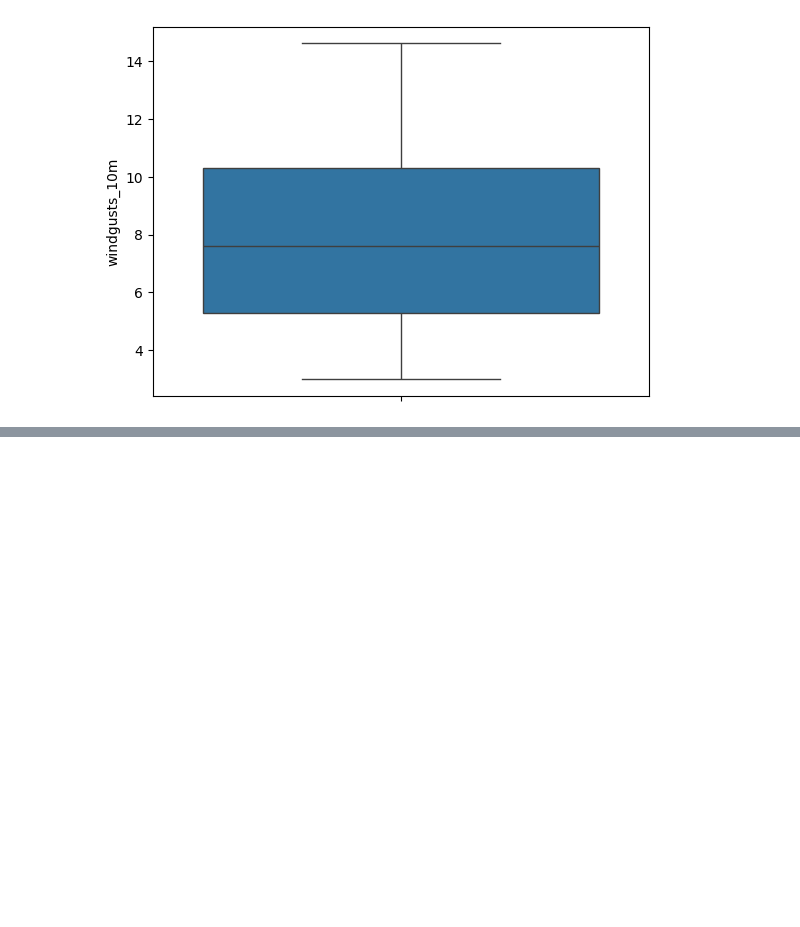
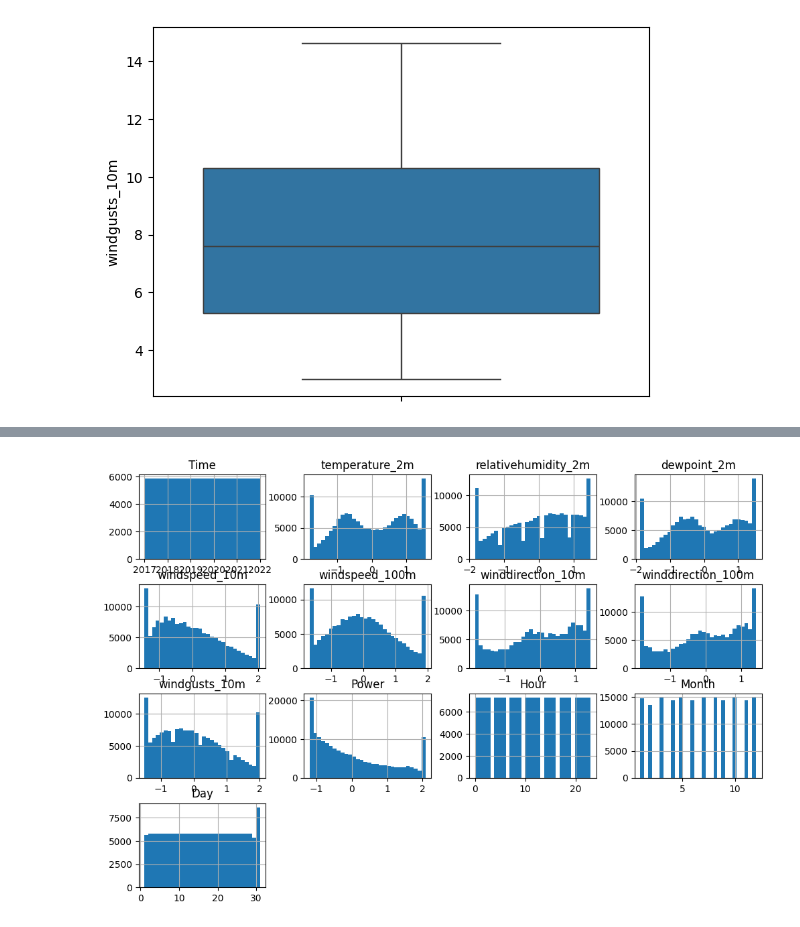
Before and after one commit to dipanshu330/DipanshuChaudhary, a Jupyter notebook: Dipanshuchaudhary.ipynb, the cells around one changed output, grey strips where cells are left out. Saved outputs shown, nothing was run; the diff lists cells and outputs as text; code cells hidden in the pictures; blank space fills up the shorter version.

```diff
--- a/Dipanshuchaudhary.ipynb
+++ b/Dipanshuchaudhary.ipynb
@@ -343,3 +343,18 @@ sns.boxplot(updated_df['windgusts_10m'])
 # %% [output]
 <Axes: ylabel='windgusts_10m'>
 [figure]
+# %%
+num_cols = ['temperature_2m','relativehumidity_2m','dewpoint_2m',
+            'windspeed_10m','windspeed_100m','winddirection_10m',
+            'winddirection_100m','windgusts_10m','Power']
+# %%
+from sklearn.preprocessing import StandardScaler
+
+scaler = StandardScaler()
+updated_df[num_cols] = scaler.fit_transform(updated_df[num_cols])
+# %%
+updated_df['Time'] = pd.to_datetime(updated_df['Time'])
+updated_df['Hour'] = updated_df['Time'].dt.hour
+updated_df['Month'] = updated_df['Time'].dt.month
+updated_df['Day'] = updated_df['Time'].dt.day
+updated_df.drop('Time', axis=1)
@@ -345,0 +375,5 @@ sns.boxplot(updated_df['windgusts_10m'])
+# %%
+updated_df.hist(figsize=(12,8), bins=30)
+plt.show()
+# %% [output]
+[figure, added]
```
Also changed, not shown: parts of 12 cells of this notebook.
